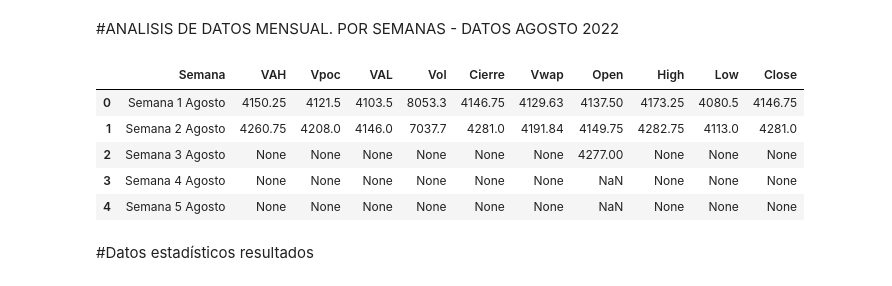
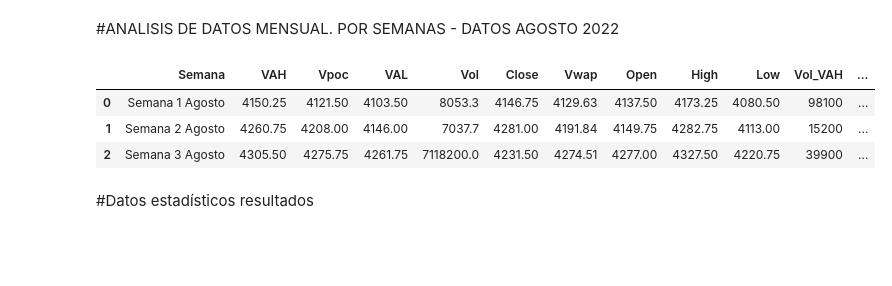
Before and after one commit to jmmartinnu2/Trading, a Jupyter notebook: Analisis_Mensual.ipynb, the cells around one changed output. Saved outputs shown, nothing was run; the diff lists cells and outputs as text; code cells hidden in the pictures; blank space fills up the shorter version.

```diff
--- a/Analisis_Mensual.ipynb
+++ b/Analisis_Mensual.ipynb
@@ -5,40 +5,48 @@
 # %%
 import pandas as pd
 import numpy as np
 
 
 
 df = pd.DataFrame()
 
 # creamos las columnas
 df['Semana'] = None
 df['VAH'] = None
 df['Vpoc'] = None
 df['VAL'] = None
 df['Vol'] = None
-df['Cierre'] = None
+df['Close'] = None
 df['Vwap'] = None
 df['Open'] = None
 df['High'] = None
 df['Low'] = None
-df['Close'] = None
+df['Vol_VAH'] = None
+df['Vol_Vpoc'] = None
+df['Vol_VAL'] = None
+df['Vpoc_Naked'] = None
+df['Rango_trading'] = None
+df['Delta'] = None
+df['Vix_cierre'] = None
+df['Rango_ticks'] = None
+
+
+
+
+
 
 # añadimos filas por su nombre de fila
-df.loc[0] = ['Semana 1 Agosto',4150.25,4121.5,4103.50,8053.3,4146.75,4129.63,4137.50,4173.25,4080.50,4146.75]
-df.loc[1] = ['Semana 2 Agosto',4260.75,4208,4146,7037.7,4281,4191.84,4149.75,4282.75,4113,4281]
-df.loc[2] = ['Semana 3 Agosto',None,None,None,None,None, None, 4277, None, None, None]
-df.loc[3] = ['Semana 4 Agosto',None,None,None,None,None, None, None, None, None, None]
-df.loc[4] = ['Semana 5 Agosto',None,None,None,None,None, None, None, None, None, None]
+df.loc[0] = ['Semana 1 Agosto',4150.25,4121.5,4103.50,8053.3,4146.75,4129.63,4137.50,4173.25,4080.50,98100,181300,84600,False,46.75,363500,21.15,371]
+df.loc[1] = ['Semana 2 Agosto',4260.75,4208,4146,7037.7,4281,4191.84,4149.75,4282.75,4113,15200,121600,36700,False,114.75,649200,19.53,679]
+df.loc[2] = ['Semana 3 Agosto',4305.50,4275.75,4261.75,7118200,4231.50,4274.51,4277,4327.50,4220.75,39900,198200,40700,True,43.75,602600,20.60,427]
 
 #Imprimo mi tabla con resultados
 df
 # %% [output]
-|  | Semana | VAH | Vpoc | VAL | Vol | Cierre | Vwap | Open | High | Low | Close |
-| 0 | Semana 1 Agosto | 4150.25 | 4121.5 | 4103.5 | 8053.3 | 4146.75 | 4129.63 | 4137.50 | 4173.25 | 4080.5 | 4146.75 |
-| 1 | Semana 2 Agosto | 4260.75 | 4208.0 | 4146.0 | 7037.7 | 4281.0 | 4191.84 | 4149.75 | 4282.75 | 4113.0 | 4281.0 |
-| 2 | Semana 3 Agosto | None | None | None | None | None | None | 4277.00 | None | None | None |
-| 3 | Semana 4 Agosto | None | None | None | None | None | None | NaN | None | None | None |
-| 4 | Semana 5 Agosto | None | None | None | None | None | None | NaN | None | None | None |
+|  | Semana | VAH | Vpoc | VAL | Vol | Close | Vwap | Open | High | Low | Vol_VAH | ... |
+| 0 | Semana 1 Agosto | 4150.25 | 4121.50 | 4103.50 | 8053.3 | 4146.75 | 4129.63 | 4137.50 | 4173.25 | 4080.50 | 98100 | ... |
+| 1 | Semana 2 Agosto | 4260.75 | 4208.00 | 4146.00 | 7037.7 | 4281.00 | 4191.84 | 4149.75 | 4282.75 | 4113.00 | 15200 | ... |
+| 2 | Semana 3 Agosto | 4305.50 | 4275.75 | 4261.75 | 7118200.0 | 4231.50 | 4274.51 | 4277.00 | 4327.50 | 4220.75 | 39900 | ... |
 # %% [markdown]
 #Datos estadísticos resultados
 # %%
```
Also changed, not shown: parts of 5 cells of this notebook.
